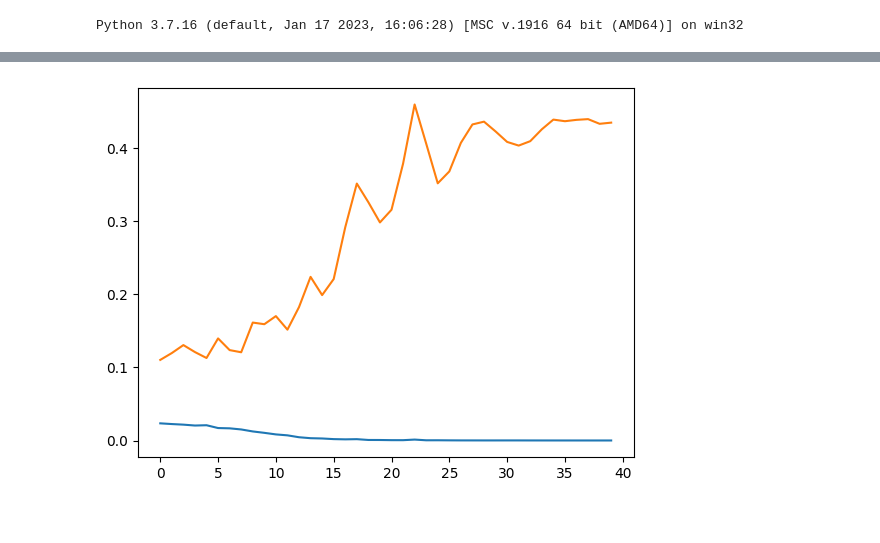
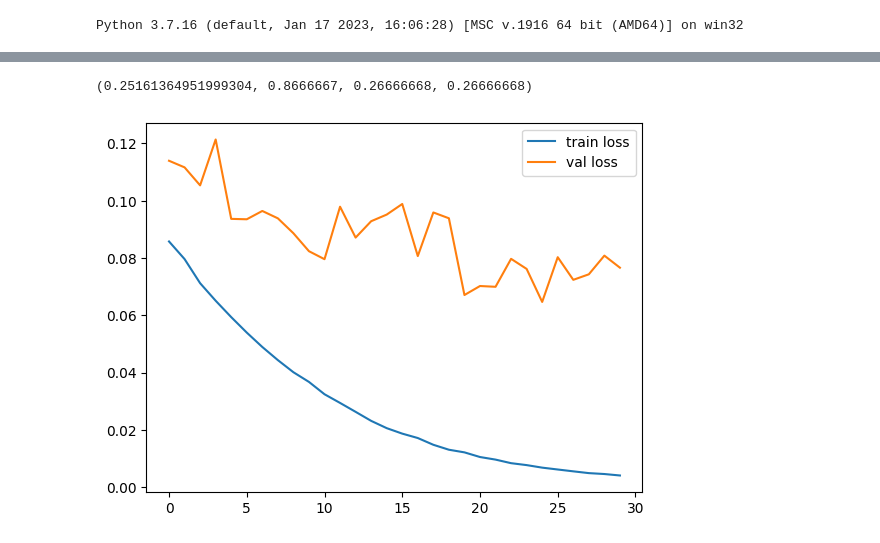
Before and after one commit to myxa/Open_Close_GNN, a Jupyter notebook: notebooks/model_training.ipynb, the cells around one changed output, grey strips where cells are left out. Drawn from its saved outputs; the diff is of its cells as text; code cells hidden in the pictures.

```diff
--- a/notebooks/model_training.ipynb
+++ b/notebooks/model_training.ipynb
@@ -150,5 +18,6 @@ class newOpenCloseDataset(Dataset):
 # %%
-full_dataset = newOpenCloseDataset(datafolder='../data/new', reload=True, k_degree=10).shuffle()
+full_dataset = OpenCloseDataset(datafolder='../data/new', reload=True, k_degree=10).shuffle()
+len(os.listdir('../data/new/processed'))
 # %% [output]
 Processing...
 Done!
@@ -164,7 +29,12 @@ full_dataset.num_features
 # %%
-train_size = int(0.94 * len(full_dataset))
+train_size = int(0.8 * len(full_dataset))
 train_dataset, val_dataset = full_dataset[:train_size], full_dataset[train_size:]
-#val_dataset, test_dataset = val_dataset[:-3], val_dataset[-3:]
+val_dataset, test_dataset = val_dataset[:-15], val_dataset[-15:]
+
+# len train - 134
+# val - 19
+# test - 15
 # %%
-train_loader = DataLoader(train_dataset, batch_size=32, shuffle=True)
+train_loader = DataLoader(train_dataset, batch_size=16, shuffle=True)
 val_loader = DataLoader(val_dataset, batch_size=len(val_dataset), shuffle=True)
+test_loader = DataLoader(test_dataset, batch_size=len(test_dataset))
@@ -213,8 +98,8 @@ plt.plot(test_acc);
 # %%
-model = GATv2(full_dataset.num_features, 128, 8).to(device())
-optimizer = torch.optim.Adam(model.parameters(), lr=0.001)
+model = GATv2(full_dataset.num_features, 128, 8, dropout=0.3).to(device())
+optimizer = torch.optim.Adam(model.parameters(), lr=0.0001)
 loss = torch.nn.CrossEntropyLoss()
-epochs = 40
-scheduler = lr_scheduler.StepLR(optimizer, step_size=epochs//4, gamma=0.1, last_epoch=-1, verbose=False)
+epochs = 30
+scheduler = lr_scheduler.StepLR(optimizer, step_size=epochs//3, gamma=0.1, last_epoch=-1, verbose=False)
 sum(p.numel() for p in model.parameters())
 # %% [output]
@@ -242,7 +127,13 @@ Epoch: 040, Train Loss: 0.0001, Test Loss 0.4350, Train Acc: 1.0000, Test Acc: 0
+# %%
+test_loader = DataLoader(test_dataset)
+eval_epoch(test_loader, model, loss)
+# loss, acc, precision, recall
+# %% [output]
+(0.25161364951999304, 0.8666667, 0.26666668, 0.26666668)
 # %%
-train_loss, val_loss = zip(*history)
-
-plt.plot(train_loss)
-plt.plot(val_loss);
+train_loss, val_loss, train_acc, test_acc = zip(*history)
+plt.plot(train_loss, label='train loss')
+plt.plot(val_loss, label='val loss')
+plt.legend();
 # %% [output]
-[figure, old version]
+[figure, new version]
```
Also changed, not shown: parts of 28 cells of this notebook, 3 other files.
